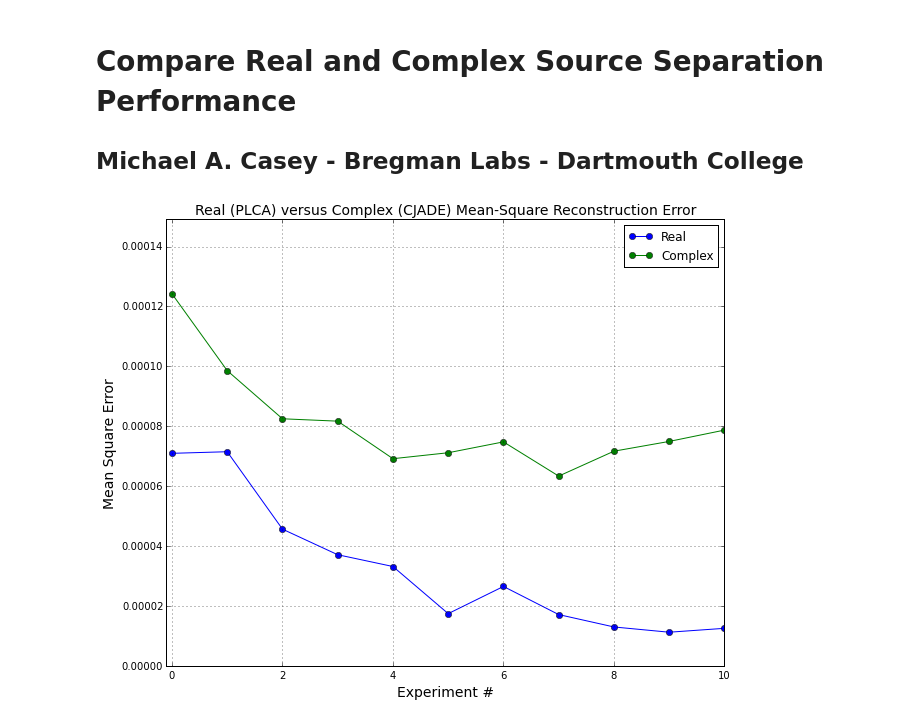
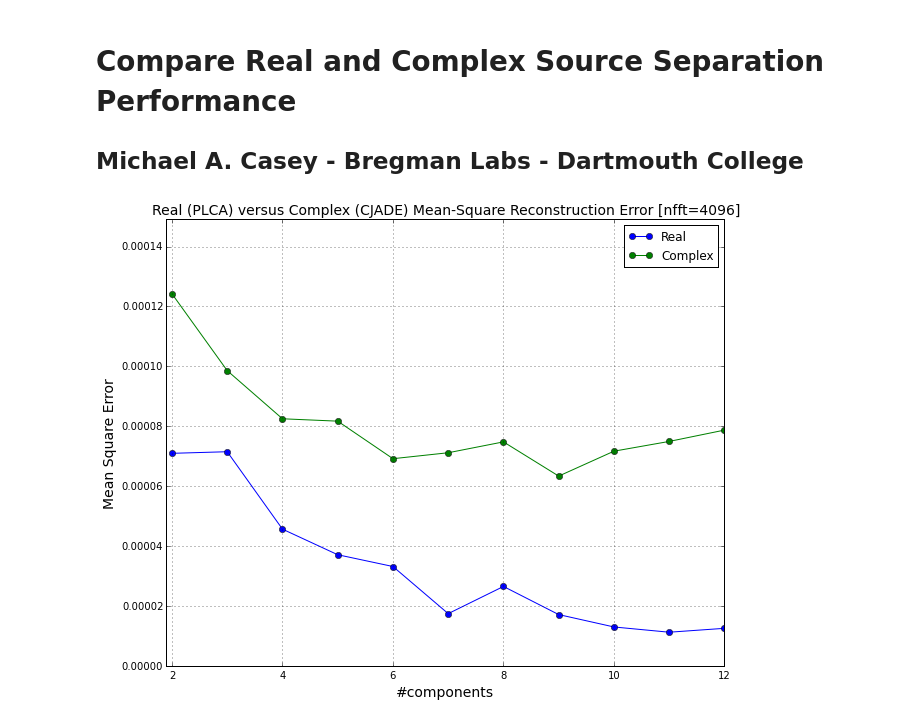
Before and after one commit to bregmanstudio/cseparate, a Jupyter notebook: complexrealseparate.ipynb, the cells around one changed output. Cells and saved outputs as stored; diff of their text form; code cells hidden in the pictures.

Commit message:
plot #component range

```diff
--- a/complexrealseparate.ipynb
+++ b/complexrealseparate.ipynb
@@ -67,13 +67,13 @@ def rc_err(x, reduce_mse=True, normalize_recon=True, nfft=4096, ncomps=range(2,1
 real_err,cmplx_err = rc_err(x)
 # %%
 # Plot the results of the experiment
-plot(real_err,'-o')
-plot(cmplx_err,'-o')
-title('Real (PLCA) versus Complex (CJADE) Mean-Square Reconstruction Error', fontsize=14)
+plot(range(2,13),real_err,'-o')
+plot(range(2,13),cmplx_err,'-o')
+title('Real (PLCA) versus Complex (CJADE) Mean-Square Reconstruction Error [nfft=4096]', fontsize=14)
 ylabel('Mean Square Error', fontsize=14)
-xlabel('Experiment #', fontsize=14)
+xlabel('#components', fontsize=14)
 legend(['Real','Complex'])
-axis(xmin=-0.1, ymax=max(max(real_err),max(cmplx_err))*1.2) # Autoscale y axis
+axis(xmin=1.9, ymax=max(max(real_err),max(cmplx_err))*1.2) # Autoscale y axis
 grid()
 # %% [output]
-[figure, old version]
+[figure, new version]
```
